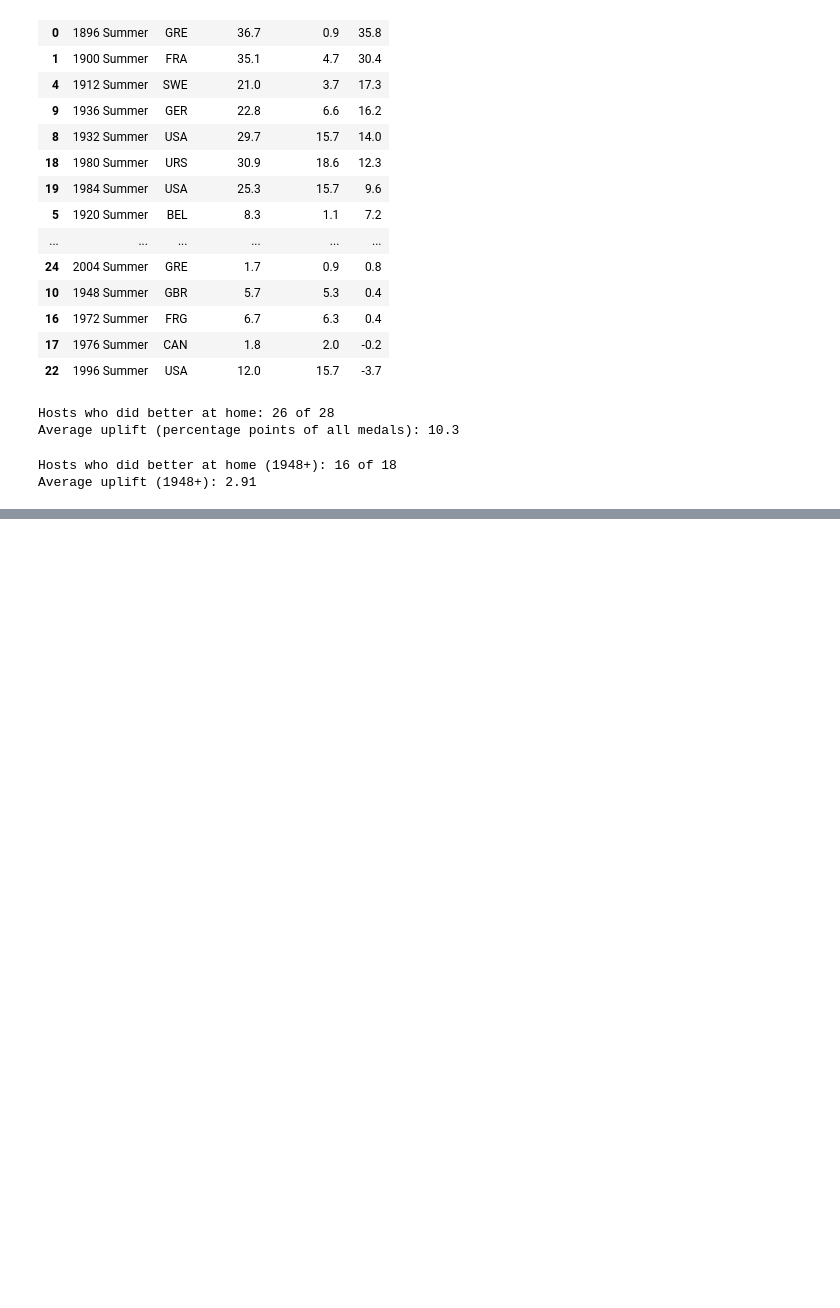
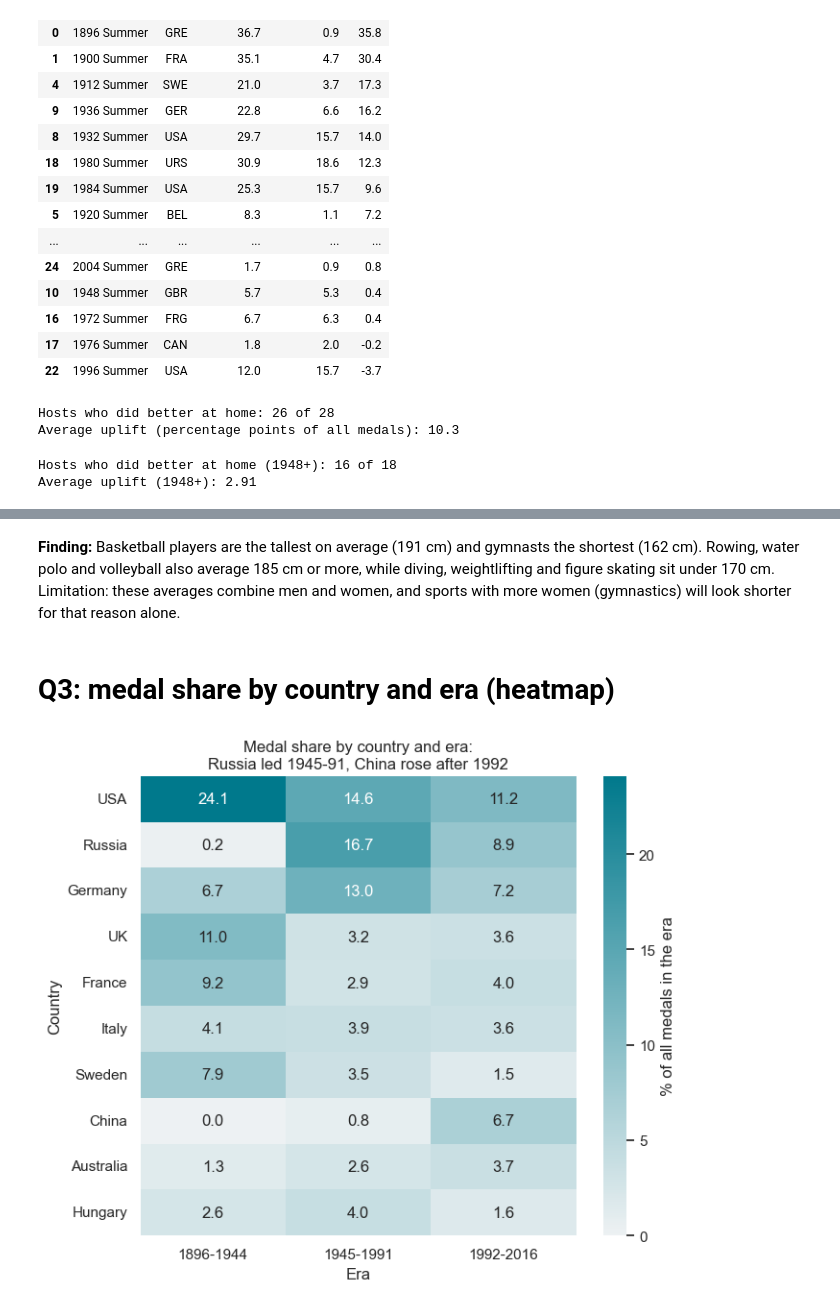
Before and after one commit to saifahmad03/pandas_project, a Jupyter notebook: notebooks/olympics_analysis.ipynb, the cells around one changed output, grey strips where cells are left out. Cells and saved outputs as stored; diff of their text form; code cells hidden in the pictures; blank space fills up the shorter version.

```diff
--- a/notebooks/olympics_analysis.ipynb
+++ b/notebooks/olympics_analysis.ipynb
@@ -593,0 +675,26 @@ Average uplift (1948+): 2.91
+# %% [markdown]
+**Finding:** Basketball players are the tallest on average (191 cm) and gymnasts the shortest (162 cm). Rowing, water polo and volleyball also average 185 cm or more, while diving, weightlifting and figure skating sit under 170 cm. Limitation: these averages combine men and women, and sports with more women (gymnastics) will look shorter for that reason alone.
+# %% [markdown]
+# Q3: medal share by country and era (heatmap)
+# %%
+# Each country's share of ALL medals awarded in each era
+era_counts["share"] = (era_counts["medals"]
+                       / era_counts.groupby("Era", observed=True)["medals"].transform("sum") * 100)
+
+top10 = medals["Country"].value_counts().head(10).index        # the 10 biggest medal winners
+table = (era_counts[era_counts["Country"].isin(top10)]
+         .pivot_table(index="Country", columns="Era", values="share", observed=True)
+         .loc[top10]
+         .fillna(0))                                           # 0 where a country won nothing in that era
+
+plt.figure(figsize=(7, 6))
+sns.heatmap(table, annot=True, fmt=".1f", cmap=sns.light_palette(M_COLOUR, as_cmap=True),
+            cbar_kws={"label": "% of all medals in the era"})
+plt.title("Medal share by country and era:\nRussia led 1945-91, China rose after 1992")
+plt.xlabel("Era")
+plt.ylabel("Country")
+plt.tight_layout()
+plt.savefig("../images/q3_medal_share_heatmap.png", dpi=150)
+plt.show()
+# %% [output]
+[figure, added]
```
Also changed, not shown: parts of 18 cells of this notebook, 6 other files.
